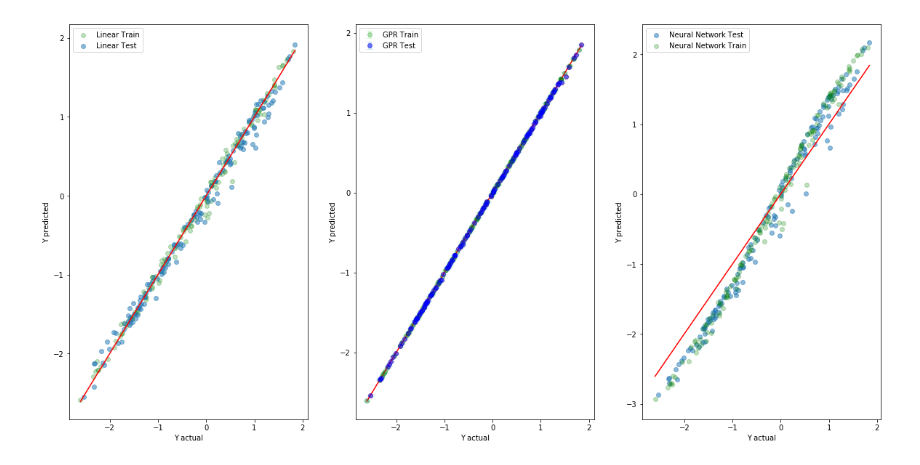
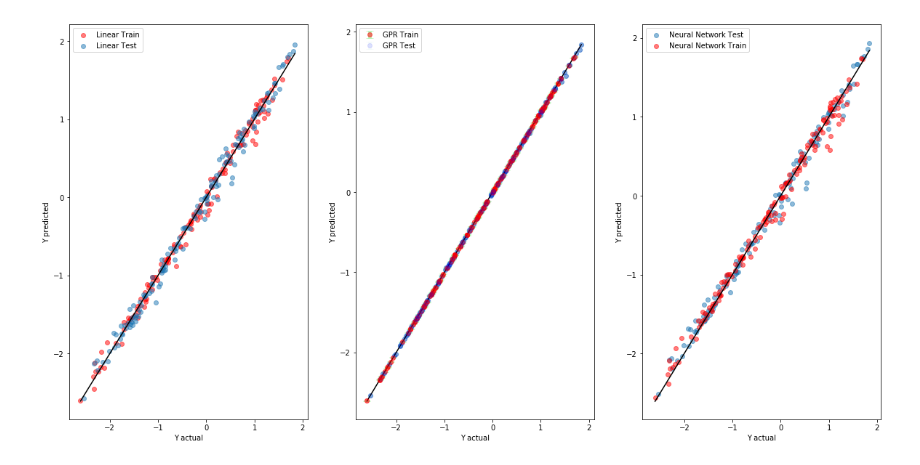
Before and after one commit to Jc11235/ML_Class_Jupyter_Demos, a Jupyter notebook: Regression.ipynb, the cells around one changed output. Cells and saved outputs as stored; diff of their text form; code cells hidden in the pictures.

```diff
--- a/Regression.ipynb
+++ b/Regression.ipynb
@@ -23,6 +23,7 @@ fig, ax = plt.subplots(1,3)
 
 #file tags
 random_numbers = 1
+insulators = 0
 
 #set ratio of training to test ratio
 test_ratio = .5
@@ -32,6 +33,7 @@ if random_numbers:
     file = '__SAMPLE_toy_data_X1X2X3X4.csv'
     X = genfromtxt(file, delimiter=',',skip_header=1,usecols = range(0,3))
     Y = genfromtxt(file, delimiter=',',skip_header=1,usecols = range(7,8))
+
 ########################################################################################
 #partition training/test sets
 X_train, X_test, Y_train, Y_test = train_test_split(X, Y, test_size = test_ratio)
@@ -41,14 +43,14 @@ X_train, X_test, Y_train, Y_test = train_test_split(X, Y, test_size = test_ratio
 linear_model = LinearRegression().fit(X_train, Y_train)
 
 #Gaussian Process Regression
-kernel = RBF() + WhiteKernel()
-gpr_model = GaussianProcessRegressor(kernel=kernel,random_state=0).fit(X_train, Y_train)
+kernel = RBF(length_scale=1.0, length_scale_bounds=(1e-12, 1e2)) + WhiteKernel()
+gpr_model = GaussianProcessRegressor(kernel=kernel).fit(X_train, Y_train)
 
 #Neural Network
-nn_model = MLPRegressor(hidden_layer_sizes=(1000,1000), activation='relu', solver='adam', alpha=0.01,
-                        batch_size='auto', learning_rate='constant', learning_rate_init=0.001, power_t=0.5,
-                        max_iter=1000, shuffle=True, random_state=None, tol=0.0001, verbose=False, warm_start=False,
-                        momentum=0.9, nesterovs_momentum=True, early_stopping=False, validation_fraction=0.1,
+nn_model = MLPRegressor(hidden_layer_sizes=(500,1000,500), activation='tanh', solver='adam', alpha=0.01,
+                        batch_size='auto', learning_rate='constant', learning_rate_init=0.00001, power_t=0.05,
+                        max_iter=500, shuffle=True, random_state=False, tol=0.0001, verbose=False, warm_start=False,
+                        momentum=0.9, nesterovs_momentum=True, early_stopping=True, validation_fraction=0.5,
                         beta_1=0.9, beta_2=0.999, epsilon=1e-08).fit(X_train, Y_train)
 #make predictions
 y_lin_test= linear_model.predict(X_test)
@@ -57,40 +59,40 @@ y_gpr_test,gpr_unc_test = gpr_model.predict(X_test,return_std=True)
 y_gpr_train,gpr_unc_train = gpr_model.predict(X_train,return_std=True)
 y_nn_test = nn_model.predict(X_test)
 y_nn_train = nn_model.predict(X_train)
 ########################################################################################
 #Plot the model predictions
 #default for parity
 x = np.linspace(min(Y),max(Y),len(Y))
 
 #Linear model
-ax[0].scatter(Y_train,y_lin_train,color='g',label='Linear Train',alpha=.25)
+ax[0].scatter(Y_train,y_lin_train,color='r',label='Linear Train',alpha=.5)
 ax[0].scatter(Y_test,y_lin_test,label='Linear Test',alpha=.5)
-ax[0].plot(x,x,'r')
+ax[0].plot(x,x,'k')
 ax[0].set_xlabel('Y actual')
 ax[0].set_ylabel('Y predicted')
 ax[0].legend(loc='upper left')
 
 #Gaussian Process model
-ax[1].scatter(Y_train,y_gpr_train,alpha=.25)
-ax[1].errorbar(Y_train, y_gpr_train, yerr=gpr_unc_train, fmt='o', color='green',
-             ecolor='lightgreen', elinewidth=5, capsize=5,label='GPR Train',alpha=.25)
+ax[1].scatter(Y_train,y_gpr_train,color='r',alpha=.25)
+ax[1].errorbar(Y_train, y_gpr_train, yerr=gpr_unc_train, fmt='o', color='red',
+             ecolor='lightgreen', elinewidth=5, capsize=5,label='GPR Train',alpha=.5)
 ax[1].scatter(Y_test,y_gpr_test,alpha=.5)
 ax[1].errorbar(Y_test, y_gpr_test, yerr=gpr_unc_test, fmt='o', color='blue',
-             ecolor='lightblue', elinewidth=5, capsize=5,label='GPR Test',alpha=.5)
-ax[1].plot(x,x,'r')
+             ecolor='lightblue', elinewidth=5, capsize=5,label='GPR Test',alpha=.1)
+ax[1].plot(x,x,'k')
 ax[1].set_xlabel('Y actual')
 ax[1].set_ylabel('Y predicted')
 ax[1].legend(loc='upper left')
 
 #Neural Network model
 ax[2].scatter(Y_test,y_nn_test,label='Neural Network Test',alpha=.5)
-ax[2].scatter(Y_train,y_nn_train,color='g',alpha=.25,label='Neural Network Train')
-ax[2].plot(x,x,'r')
+ax[2].scatter(Y_train,y_nn_train,color='r',alpha=.5,label='Neural Network Train')
+ax[2].plot(x,x,'k')
 ax[2].set_xlabel('Y actual')
 ax[2].set_ylabel('Y predicted')
 ax[2].legend(loc='upper left')
 
 #show the plot
 plt.show()
 # %% [output]
-[figure, old version]
+[figure, new version]
```
Also changed, not shown: 4 other files.
